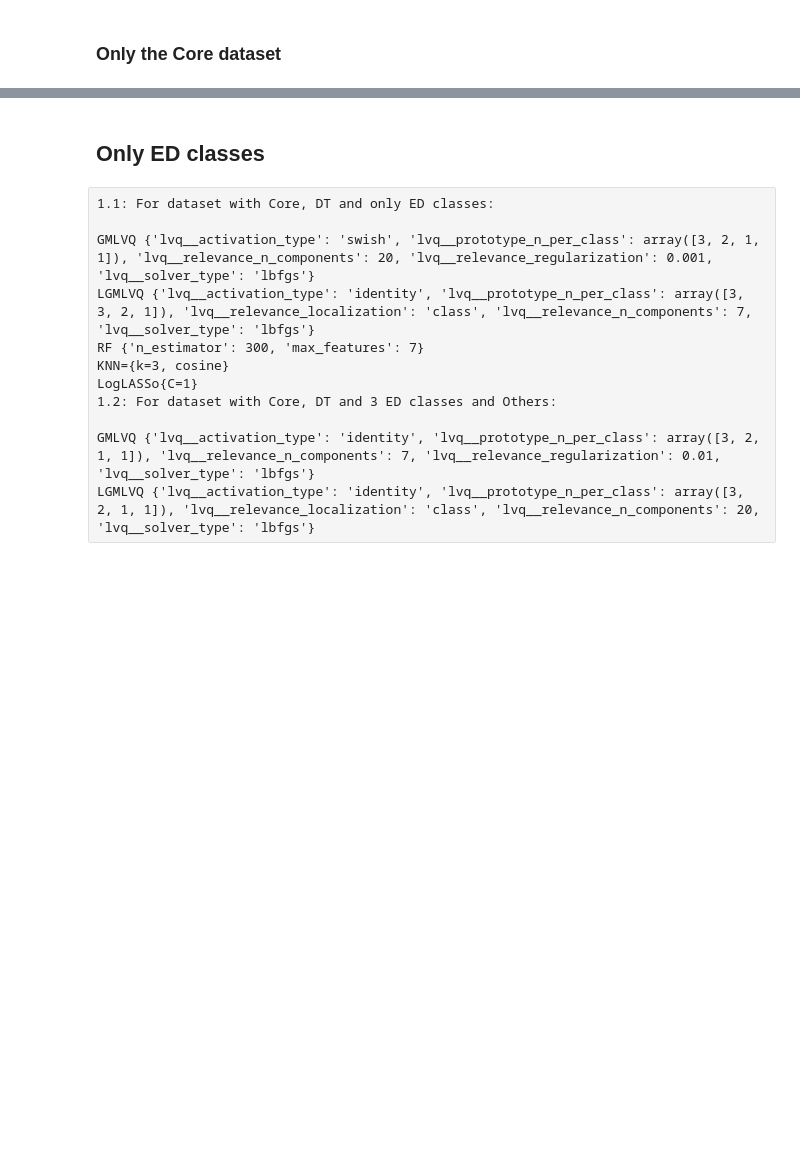
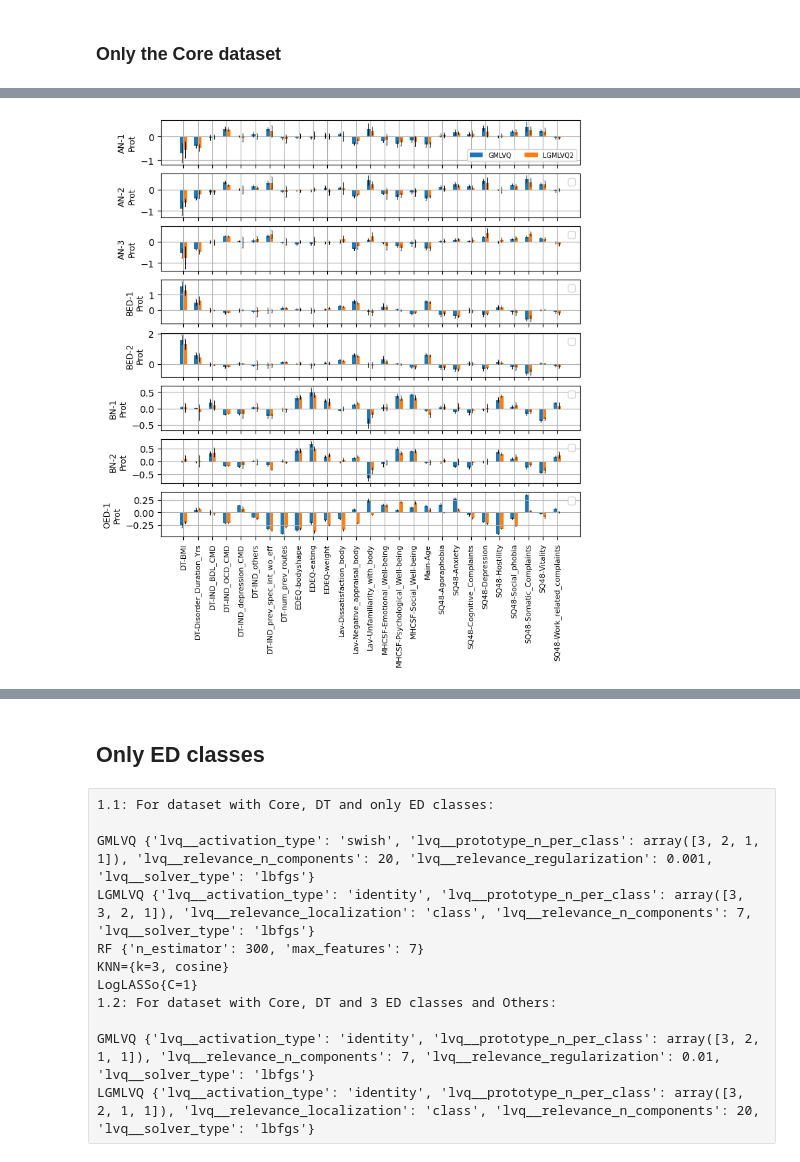
Before and after one commit to SrGh31/ED-profiling, a Jupyter notebook: Prediction_EDTypes_Severity.ipynb, the cells around one changed output, grey strips where cells are left out. Saved outputs shown, nothing was run; the diff lists cells and outputs as text; code cells hidden in the pictures; blank space fills up the shorter version.

```diff
--- a/Prediction_EDTypes_Severity.ipynb
+++ b/Prediction_EDTypes_Severity.ipynb
@@ -486,36 +583,34 @@ fig1.savefig('figs/PNGs/classification/FIMP2_%s.png'%exp_name, bbox_inches='tigh
 # %%
-for keyData in [2.1]:
-    train_conf_all=train_conf_all_Exps[keyData]
-    test_conf_all=test_conf_all_Exps[keyData]
-    labs=labs_all[keyData]
-    print(choice_dict[keyData])
-    for keyClf, val in train_conf_all.items():
-        cmap_dict={'Training': train_conf_all[keyClf], 'Test':test_conf_all[keyClf]}
-        nclasses=len(labs)
-        #labs=pipeClassifiers_
-        for split_set in ['Training', 'Test']:
-            if split_set=='Test':
-                print(keyClf+'-'+split_set)
-            if split_set=='Training':
-                printlabs=[]
-                for lab in labs:
-                    if len(labs)>4:
-                        if (lab==labs[2]) | (lab==labs[4]):
-                            printlabs.append('    '+lab)
-                        else:
-                            printlabs.append(lab)
-                    else:
-                         if (lab==labs[2]):
-                            printlabs.append('    '+lab)
-                         else:
-                            printlabs.append(lab)
-                print(printlabs)
-            mean_glob, std_glob=cmap_dict[split_set].mean(axis=2), cmap_dict[split_set].std(axis=2)
-            disp_num_glob=np.reshape(np.stack((mean_glob, std_glob)).ravel('F'),(nclasses,2*nclasses))
-            if split_set=='Test':
-                for idx in range(nclasses):
-                    cmap_cell=[]
-                    for jdx in range(nclasses):
-                        cmap_cell.append('%.3f (%.3f) '%(mean_glob[idx,jdx], std_glob[idx,jdx]))
-                    print(cmap_cell)
+ind, nprots = np.arange(len(adapted_combo_cols)), np.sum(prots_lvq_all[choice]['GMLVQ']['prot_per_cls'])
+width = 0.25  # the width of the bars
+shifts=[-0.125,0.125]
+choice=2.1
+fig2, ax2 = plt.subplots(nprots,1, figsize=(8,8), sharex=True)
+rects_all={}
+for prot in range(nprots):
+    for idx,key in enumerate(['GMLVQ','LGMLVQ2']):
+        clsName=prot_cls[prot]#pipeClassifiers_all[key][0][key].classes_[cls]
+        bardata, err=prots_lvq_all[choice][key]['Mean'][prot], prots_lvq_all[choice][key]['Std'][prot]
+        #bardata=bardata
+        rects_all[key] = ax2[prot].bar(ind +shifts[idx], bardata, width, yerr=err, label=key,
+                           error_kw=dict(lw=0.75, capsize=0.5, capthick=0.3))
+# Add some text for labels, title and custom x-axis tick labels, etc.
+    ax2[prot].set_ylabel('%s\nProt'%clsName, fontsize=fs)
+    ax2[prot].grid()
+    if prot==nprots-1:
+        ax2[prot].set_xticks(ind)
+        ax2[prot].set_xticklabels(adapted_combo_cols, rotation=90, fontsize=fs-1)
+    else:
+        ax2[prot].set_xticklabels([])
+    if prot==0:
+        ax2[prot].legend(fontsize=fs-2, loc='lower right', ncol=2)
+    else:
+        ax2[prot].legend('')
+   # ax2[prot].set_ylim([-1, 1.75])
+fig.tight_layout()
+plt.show()
+fig2.savefig('figs/PDFs/classification/Prots_%s.pdf'%exp_name, bbox_inches='tight', transparent=False,\
+               pad_inches=0.01)
+fig2.savefig('figs/PNGs/classification/Prots_%s.png'%exp_name, bbox_inches='tight', transparent=False,\
+               pad_inches=0.01)
 # %% [output]
@@ -538,0 +617 @@ KNN-Test
+[figure, added]
```
Also changed, not shown: parts of 19 cells of this notebook, 43 other files.
